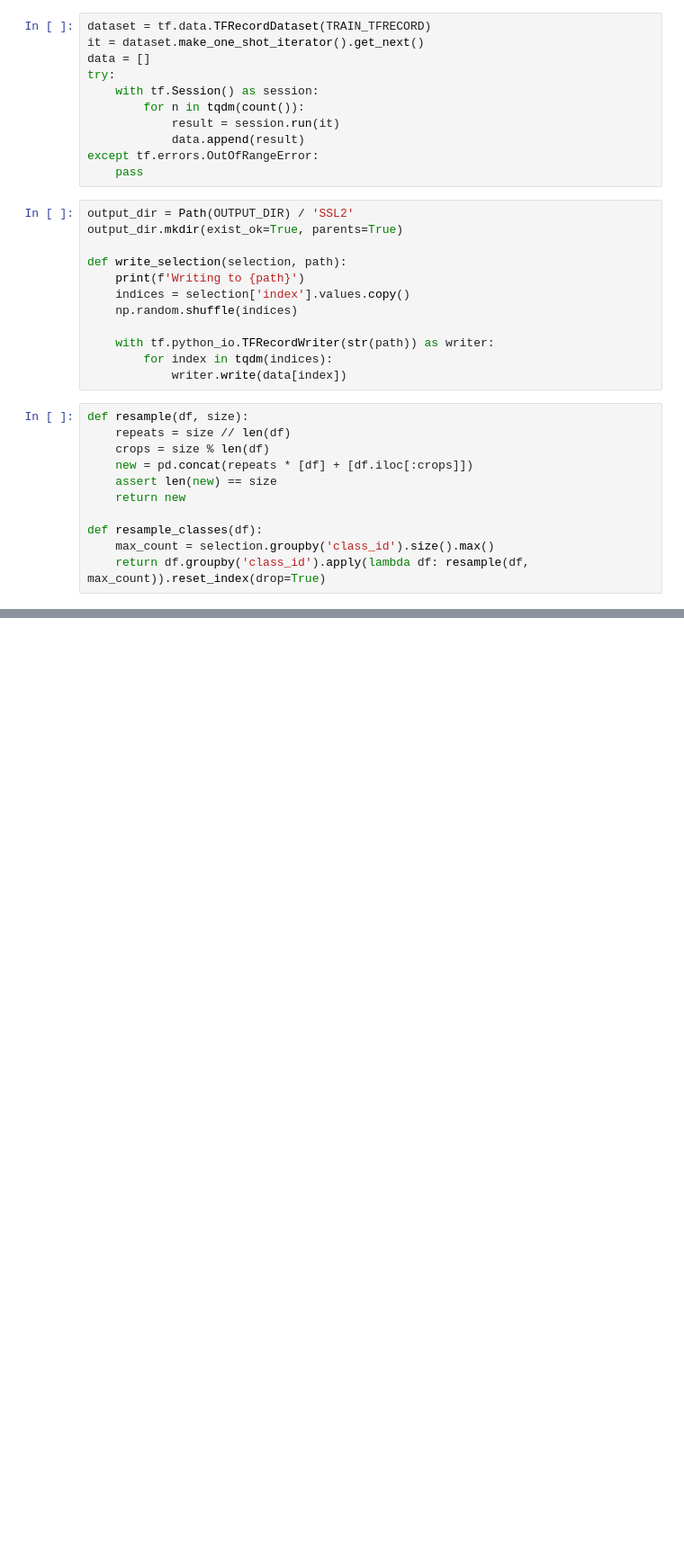
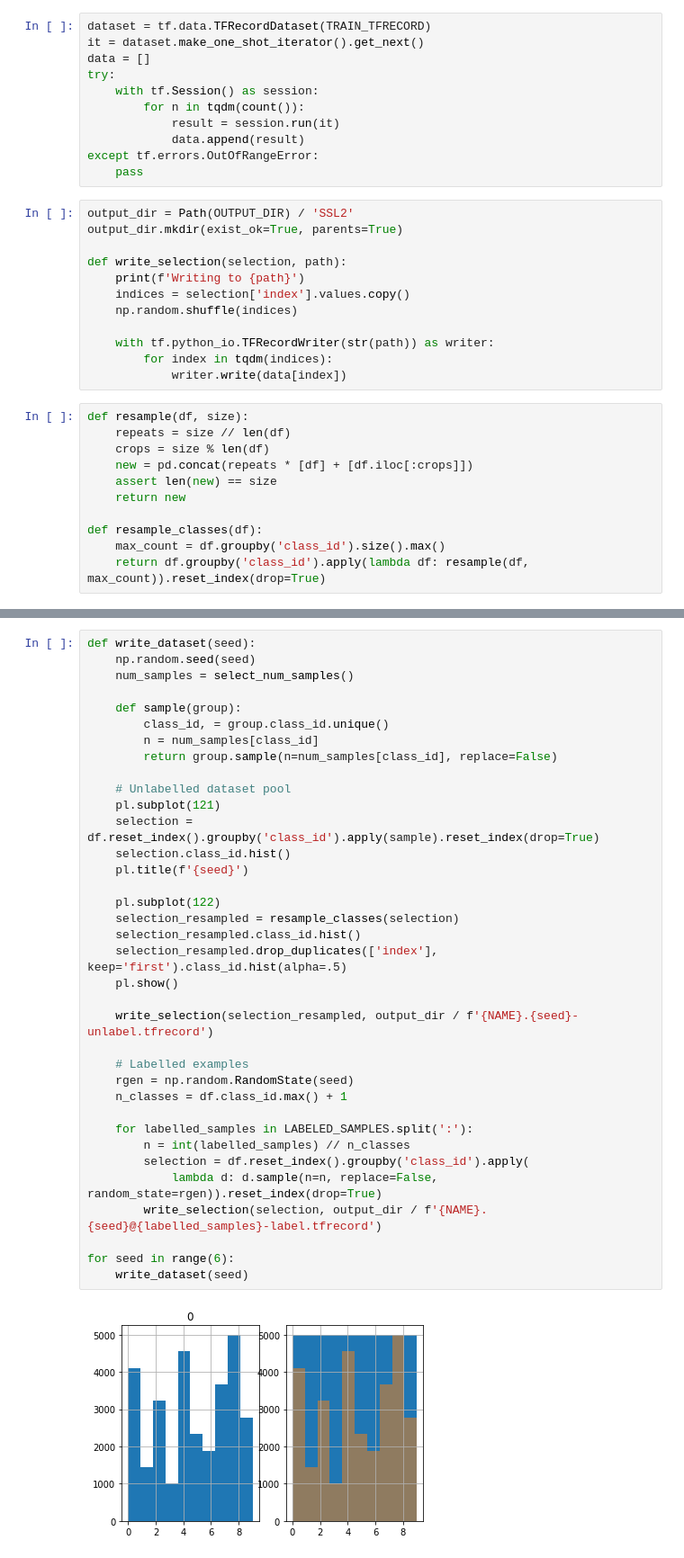
Before and after one commit to dsuess/fixmatch, a Jupyter notebook: notebooks/Unbalanced Dataset Generation.ipynb, the cells around one changed output, grey strips where cells are left out. Shown at 90% size. Saved outputs shown, nothing was run; the diff lists cells and outputs as text; blank space fills up the shorter version.

```diff
--- a/notebooks/Unbalanced Dataset Generation.ipynb
+++ b/notebooks/Unbalanced Dataset Generation.ipynb
@@ -90,5 +93,5 @@ def resample(df, size):
     return new
 
 def resample_classes(df):
-    max_count = selection.groupby('class_id').size().max()
+    max_count = df.groupby('class_id').size().max()
     return df.groupby('class_id').apply(lambda df: resample(df, max_count)).reset_index(drop=True)
@@ -113,0 +98,38 @@ for labelled_samples in LABELED_SAMPLES.split(':'):
+# %%
+def write_dataset(seed):
+    np.random.seed(seed)
+    num_samples = select_num_samples()
+
+    def sample(group):
+        class_id, = group.class_id.unique()
+        n = num_samples[class_id]
+        return group.sample(n=num_samples[class_id], replace=False)
+
+    # Unlabelled dataset pool
+    pl.subplot(121)
+    selection = df.reset_index().groupby('class_id').apply(sample).reset_index(drop=True)
+    selection.class_id.hist()
+    pl.title(f'{seed}')
+
+    pl.subplot(122)
+    selection_resampled = resample_classes(selection)
+    selection_resampled.class_id.hist()
+    selection_resampled.drop_duplicates(['index'], keep='first').class_id.hist(alpha=.5)
+    pl.show()
+
+    write_selection(selection_resampled, output_dir / f'{NAME}.{seed}-unlabel.tfrecord')
+
+    # Labelled examples
+    rgen = np.random.RandomState(seed)
+    n_classes = df.class_id.max() + 1
+
+    for labelled_samples in LABELED_SAMPLES.split(':'):
+        n = int(labelled_samples) // n_classes
+        selection = df.reset_index().groupby('class_id').apply(
+            lambda d: d.sample(n=n, replace=False, random_state=rgen)).reset_index(drop=True)
+        write_selection(selection, output_dir / f'{NAME}.{seed}@{labelled_samples}-label.tfrecord')
+
+for seed in range(6):
+    write_dataset(seed)
+# %% [output]
+[figure, added]
```
Also changed, not shown: parts of 8 cells of this notebook, 14 other files.
